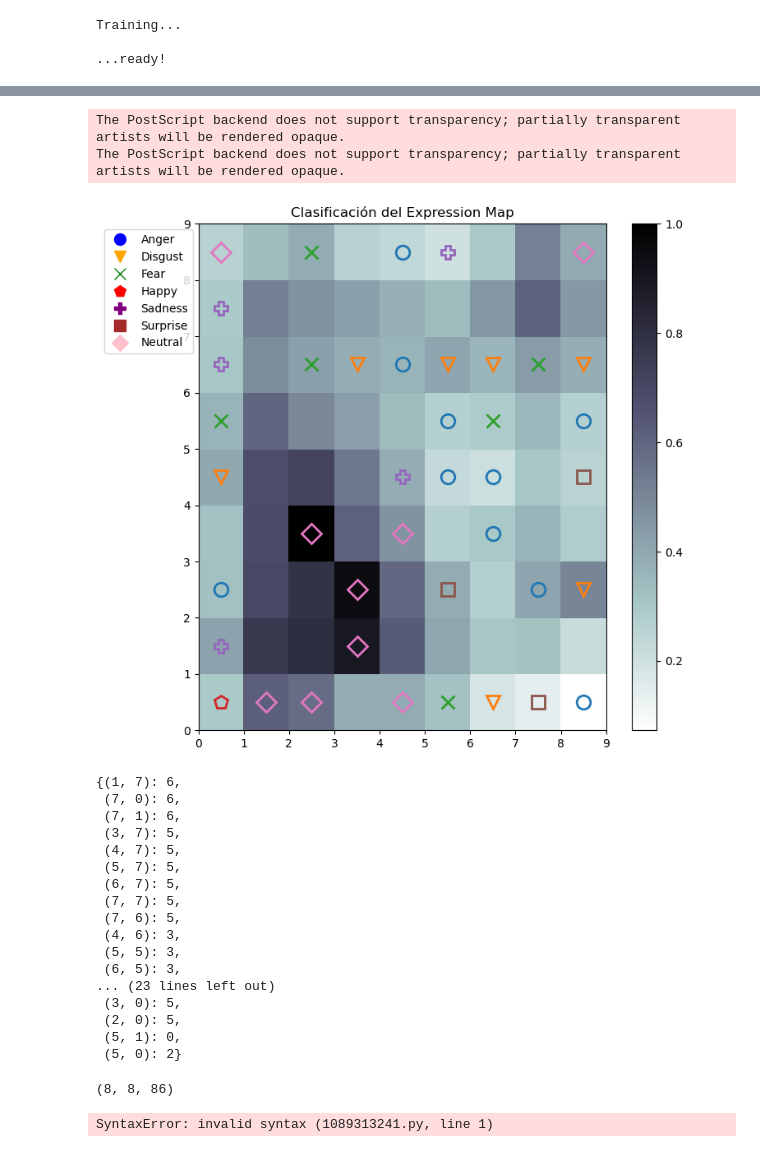
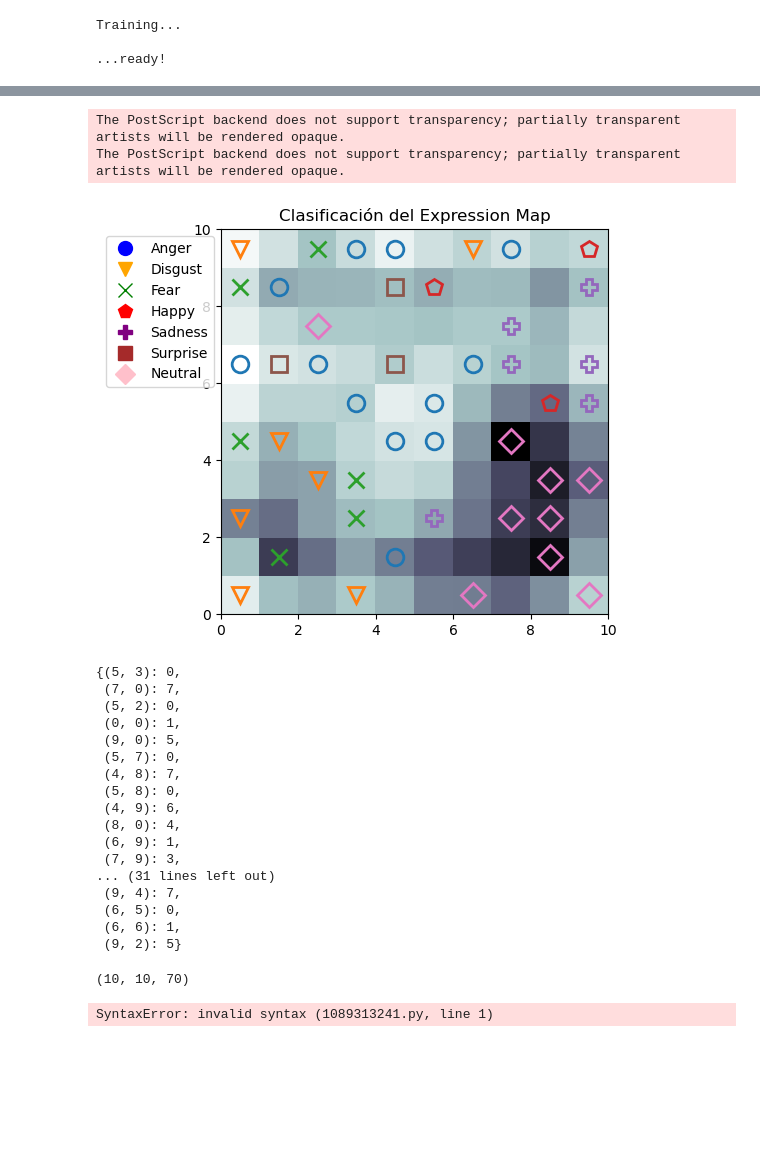
Before and after one commit to aliciaamaliaalvarezmon/SynthesisEmotions, a Jupyter notebook: Notebook/Expression Map-Copy1.ipynb, the cells around one changed output, grey strips where cells are left out. Drawn from its saved outputs; the diff is of its cells as text; code cells hidden in the pictures; blank space fills up the shorter version.

```diff
--- a/Notebook/Expression Map-Copy1.ipynb
+++ b/Notebook/Expression Map-Copy1.ipynb
@@ -100,9 +100,3 @@ target son las neuronas 0 y 1 (inicio y fin de frames)
 # %%
 #b_vector = np.concatenate((b_vector, emotion_targets), axis = 1)
 #b_vector.shape
-# %%
-target = emotion_targets
-label_names ={0: 'Neutral',1:'Anger',2:'Disgust',3:'Fear',4:'Happy',5:'Sadness',6:'Surprise'}
-# %%
-target = target.flatten()
-target
@@ -117,10 +103,10 @@ array([0, 6, 6, 6, 6, 6, 6, 6, 6, 6, 6, 6, 6, 6, 6, 6, 0, 5, 5, 5, 5, 5,
 # %%
 import minisom
 ### Initialization and training ###
-som = minisom.MiniSom(9,9,70,sigma=1.5,learning_rate=0.2)#hay 8x8 neuronas(64)
+som = minisom.MiniSom(10,10,70,sigma=2,learning_rate=0.2)#hay 8x8 neuronas(64)
 som.random_weights_init(b_vector)
 print("Training...")
-som.train_random(b_vector,2000) # training with 100 iterations
+som.train_random(b_vector,30000) # training with 100 iterations
 print("\n...ready!")
 # %% [output]
 Training...
@@ -176,10 +162,10 @@ import matplotlib.lines as mlines
 import matplotlib.pyplot as plt
 %matplotlib inline
 
-plt.figure(figsize=(8, 8))
+plt.figure(figsize=(5, 5))
 
 plt.pcolor(som.distance_map().T, cmap='bone_r')  # plotting the distance map as background
-plt.colorbar()
+#plt.colorbar()
 
 ## Plotting the response for each pattern in the iris dataset
 ## different colors and markers for each label
@@ -197,58 +183,58 @@ yellow_triangle = mlines.Line2D([], [], color='brown', marker='s', linestyle='No
                           markersize=10, label='Purple triangles')
 black_triangle = mlines.Line2D([], [], color='pink', marker='D', linestyle='None',
                           markersize=10, label='Purple triangles')
 
 markersleg = [blue_star, red_square, purple_triangle, green_star, orange_square,yellow_triangle, black_triangle   ]
 
 #markers = [1,2,3,4,5,6,7]
 markers = ['o','v', 'x', 'p', 'P','s','D' ]
 colors = ['C0', 'C1', 'C2', 'C3', 'C4','C5', 'C6']
 lala = ['Anger', 'Disgust', 'Fear', 'Happy', 'Sadness', 'Surprise', 'Neutral']
 for key in MyDic:
     # palce a marker on the winning position for the sample xx
     w = key
     sign = MyDic[key]
     if sign > 2:#no hay labels 2 porque las filtramos al hacer la base de dates
         sign = sign -1
     plt.plot(w[0]+.5, w[1]+.5, markers[sign], markerfacecolor='None',
              markeredgecolor=colors[sign], markersize=12, markeredgewidth=2)
 
 
 plt.legend(handles = markersleg, labels = lala, bbox_to_anchor=(0, 1), loc='upper right', ncol=1)
 
 plt.title('Clasificación del Expression Map')
 #b_tuple = tuple(map(tuple, b_vector))
-plt.savefig('/home/alicia/Documentos/Tesis2023/SynthesisEmotions/Notebook/expression_map.eps', format='eps')
+plt.savefig('/home/alicia/Documentos/Tesis2023/SynthesisEmotions/Notebook/expression_map_white.eps', format='eps')
 plt.show()
 
 #som.labels_map(b_vector, emotion_targets.flatten())
 # %% [output]
 The PostScript backend does not support transparency; partially transparent artists will be rendered opaque.
 The PostScript backend does not support transparency; partially transparent artists will be rendered opaque.
-[figure, old version]
+[figure, new version]
 # %%
 
 MyDic
 # %% [output]
-{(1, 7): 6,
- (7, 0): 6,
- (7, 1): 6,
- (3, 7): 5,
- (4, 7): 5,
- (5, 7): 5,
- (6, 7): 5,
- (7, 7): 5,
- (7, 6): 5,
- (4, 6): 3,
- (5, 5): 3,
- (6, 5): 3,
-... (23 lines left out)
- (3, 0): 5,
- (2, 0): 5,
- (5, 1): 0,
- (5, 0): 2}
+{(5, 3): 0,
+ (7, 0): 7,
+ (5, 2): 0,
+ (0, 0): 1,
+ (9, 0): 5,
+ (5, 7): 0,
+ (4, 8): 7,
+ (5, 8): 0,
+ (4, 9): 6,
+ (8, 0): 4,
+ (6, 9): 1,
+ (7, 9): 3,
+... (31 lines left out)
+ (9, 4): 7,
+ (6, 5): 0,
+ (6, 6): 1,
+ (9, 2): 5}
 # %%
 som.get_weights().shape # las weights finales son los patterns
 # %% [output]
-(8, 8, 86)
+(10, 10, 70)
 # %%
```
Also changed, not shown: parts of 6 cells of this notebook, 2 other files.
